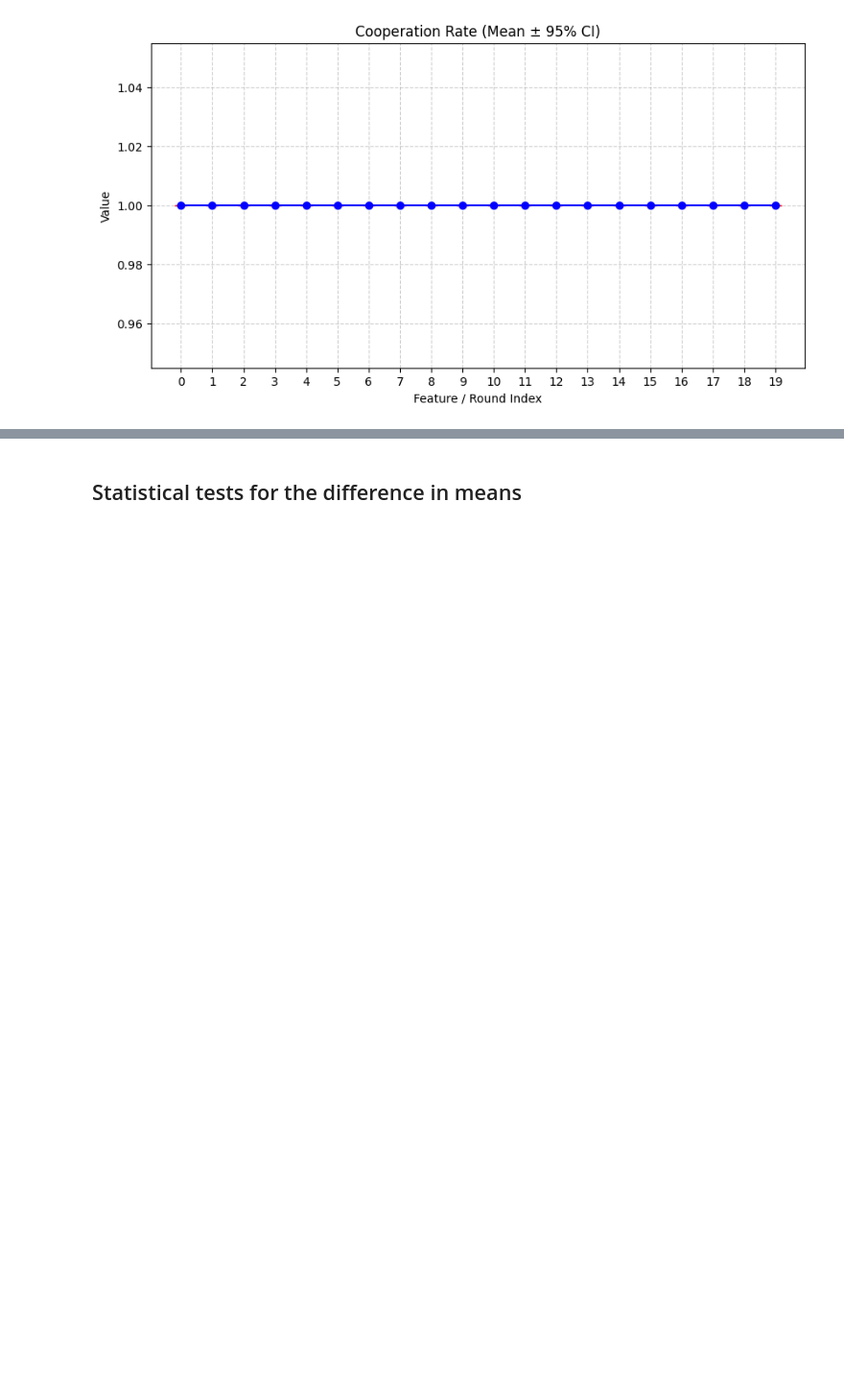
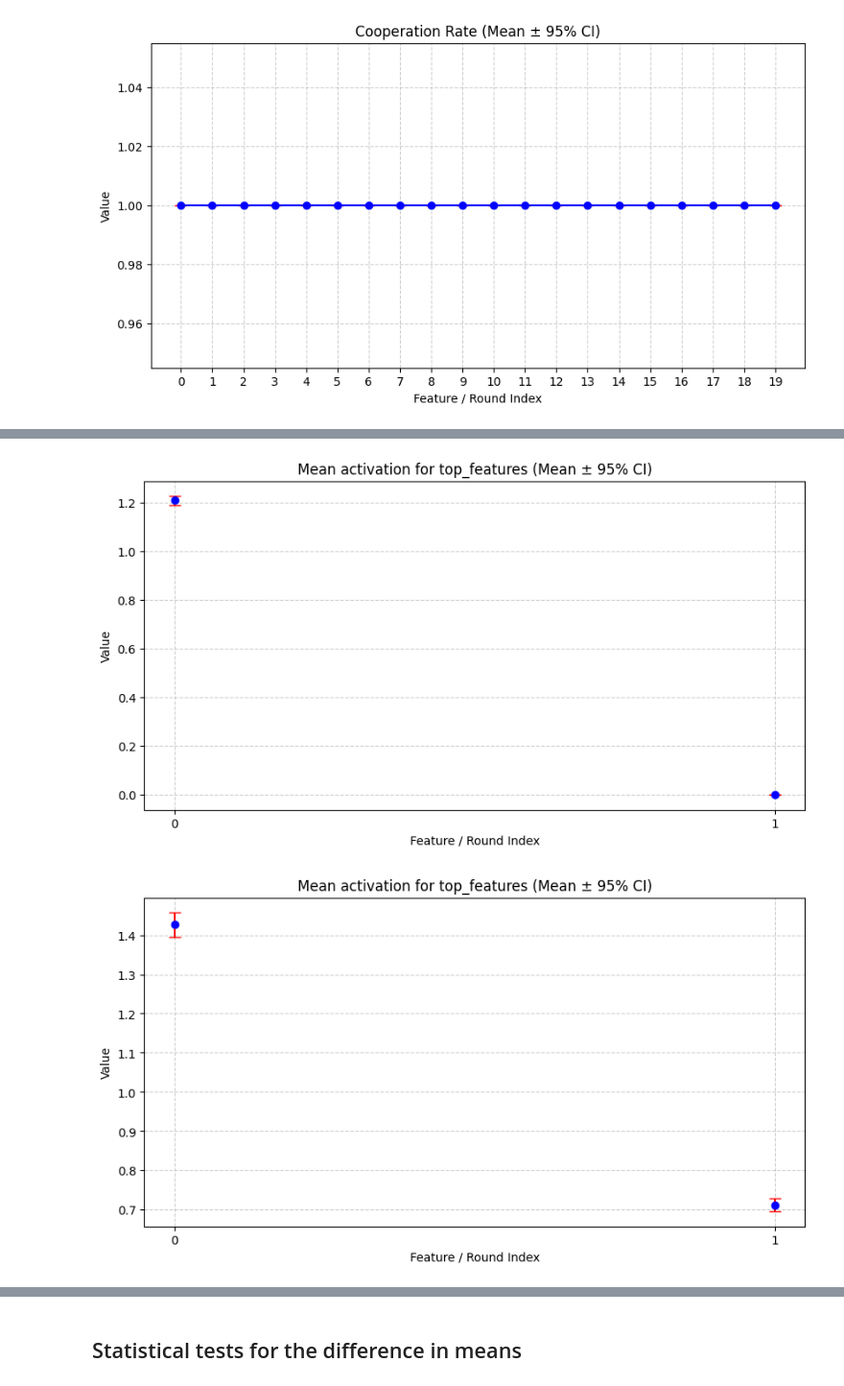
Before and after one commit to moodlep/apart_gf_hackathon, a Jupyter notebook: analysis.ipynb, the cells around one changed output, grey strips where cells are left out. Shown at 96% size. Cells and saved outputs as stored; diff of their text form; code cells hidden in the pictures; blank space fills up the shorter version.

Commit message:
add more plots

```diff
--- a/analysis.ipynb
+++ b/analysis.ipynb
@@ -18,5 +97,5 @@ import pickle as pkl
 # %%
-log_file_path = 'results/20250408-154628/_exp_20250408-154628_runs_2_strat_NA_NA_sim_type_prompt_agent_A_0_20250408-155447_features.pickle'
+log_file_path = 'results/20250408-195838/_exp_20250408-195838_runs_10_strat_NA_AD_sim_type_prompt_agent_A_1_20250408-220426_features.pickle'
 with open(log_file_path, 'rb') as f:
     search_features_results = pkl.load(file=f)
 # %%
@@ -254,15 +337,3 @@ def plot_bar_activations(
         plt.savefig(save_path, dpi=150)
     else:
         plt.show()
-# %%
-features_of_interest = [search_features_results[0][0]["feature"].label,
-                        search_features_results[0][1]["feature"].label,
-                        search_features_results[0][2]["feature"].label,
-                        search_features_results[0][3]["feature"].label,
-                        search_features_results[0][4]["feature"].label
-                        ]
-# %%
-agent_names = ['plain0', 'plain1']
-scores = {agent_name: {} for agent_name in agent_names}
-agent_log_files = ["results/20250408-171241/_exp_20250408-171241_runs_10_strat_NA_NA_sim_type_prompt_agent_A_0_20250408-190502_features.pickle",
-                   "results/20250408-171241/_exp_20250408-171241_runs_10_strat_NA_NA_sim_type_prompt_agent_A_1_20250408-190502_features.pickle"]
@@ -317,0 +340,59 @@ Shape of all agents data: (2, 5, 5)
+# %%
+top_features = ["Game theory concepts involving cooperation versus competition", "Probability-based decision making scenarios with explicit numerical comparisons"]
+search_deceptive_features = [search_features_results[0][0]["feature"].label,
+                        search_features_results[0][1]["feature"].label,
+                        search_features_results[0][2]["feature"].label,
+                        search_features_results[0][3]["feature"].label,
+                        search_features_results[0][5]["feature"].label
+                        ]
+
+features_lists = [top_features, search_deceptive_features]
+feature_categories = ['top_features', None]
+for features_of_interest, feature_category in zip(features_lists, feature_categories):
+    num_runs = None
+    print(f"Features of interest: {features_of_interest}")
+    if feature_category == "top_features":
+        agent_log_files = ["results/20250408-195838/A_0_wholefeature_store_20250408-195838_runs_10_strat_NA_AD_sim_type_prompt.pkl",
+                           #"results/20250408-154157_2_5_10_TFT_TFT/A_0_wholefeature_store_20250408-154157_runs_10_strat_TFT_TFT_sim_type_prompt.pkl",
+                           #"results/20250408-160352_2_5_10_RND_RND/A_0_wholefeature_store_20250408-160352_runs_10_strat_RND_RND_sim_type_prompt.pkl",
+                           "results/20250408-195838/A_1_wholefeature_store_20250408-195838_runs_10_strat_NA_AD_sim_type_prompt.pkl"]
+        agent_names = ["plain", "ad"]
+    else:
+        agent_names = ['plain', 'tft', 'rnd', 'ad']
+        agent_log_files = ["results/20250408-171241/_exp_20250408-171241_runs_10_strat_NA_NA_sim_type_prompt_agent_A_0_20250408-190502_features.pickle",
+                #    "results/20250408-171241/_exp_20250408-171241_runs_10_strat_NA_NA_sim_type_prompt_agent_A_1_20250408-190502_features.pickle",
+                   "results/20250408-154157_2_5_10_TFT_TFT/_exp_20250408-154157_runs_10_strat_TFT_TFT_sim_type_prompt_agent_A_0_20250408-164255_features.pickle",
+                #    "results/20250408-154157_2_5_10_TFT_TFT/_exp_20250408-154157_runs_10_strat_TFT_TFT_sim_type_prompt_agent_A_1_20250408-164255_features.pickle",
+                   "results/20250408-160352_2_5_10_RND_RND/_exp_20250408-160352_runs_10_strat_RND_RND_sim_type_prompt_agent_A_0_20250408-165654_features.pickle",
+                #    "results/20250408-160352_2_5_10_RND_RND/_exp_20250408-160352_runs_10_strat_RND_RND_sim_type_prompt_agent_A_1_20250408-165654_features.pickle",
+                #"results/20250408-195838/_exp_20250408-195838_runs_10_strat_NA_AD_sim_type_prompt_agent_A_0_20250408-220425_features.pickle",
+                "results/20250408-195838/_exp_20250408-195838_runs_10_strat_NA_AD_sim_type_prompt_agent_A_1_20250408-220426_features.pickle"]
+    scores = {agent_name: {} for agent_name in agent_names}
+
+    for agent_idx, agent_name in enumerate(agent_names):
+        for feature in features_of_interest:
+            scores[agent_name][feature] = get_feature_activation_scores_for_agent(feature=feature,
+                                                                    agent_log_file=agent_log_files[agent_idx],
+                                                                    feature_category=feature_category)
+            for exp_id, data in scores[agent_name][feature].items():
+                print(f"{exp_id}: shape = {data.shape}")
+                num_runs = data.shape[0] if num_runs is None else num_runs
+                print(data)
+
+    all_exp_scores = np.zeros((len(agent_names), len(scores[agent_names[0]][features_of_interest[0]].keys()), len(features_of_interest), num_runs))
+    name = 'deceptive features' if feature_category is None else feature_category
+    for agent_idx, agent_name in enumerate(agent_names):
+        for feature_idx, feature in enumerate(features_of_interest):
+            for experiment_idx, experiment_id in enumerate(scores[agent_name][feature].keys()):
+                all_exp_scores[agent_idx, experiment_idx, feature_idx] = scores[agent_name][feature][experiment_id]
+
+        plot_statistic(statistic_name=f"Mean activation for {name}",
+                        data=all_exp_scores[agent_idx, 0].T,
+                        use_bootstrap=True,
+                        save_path=f"mean_activation_{name}.png",
+                        fmt='o')
+    print(f'Shape of all agents data: {np.transpose(all_exp_scores[:, 0], axes=(0, 2, 1)).shape}')
+    plot_bar_activations(data=np.transpose(all_exp_scores[:, 0], axes=(0, 2, 1)), agent_names=agent_names,
+                        features_of_interest=features_of_interest,
+                        title="Mean Feature Activations")
+# %% [output]
@@ -317,0 +407,2 @@ Shape of all agents data: (2, 5, 5)
+[figure, added]
+[figure, added]
```
Also changed, not shown: parts of 8 cells of this notebook.
